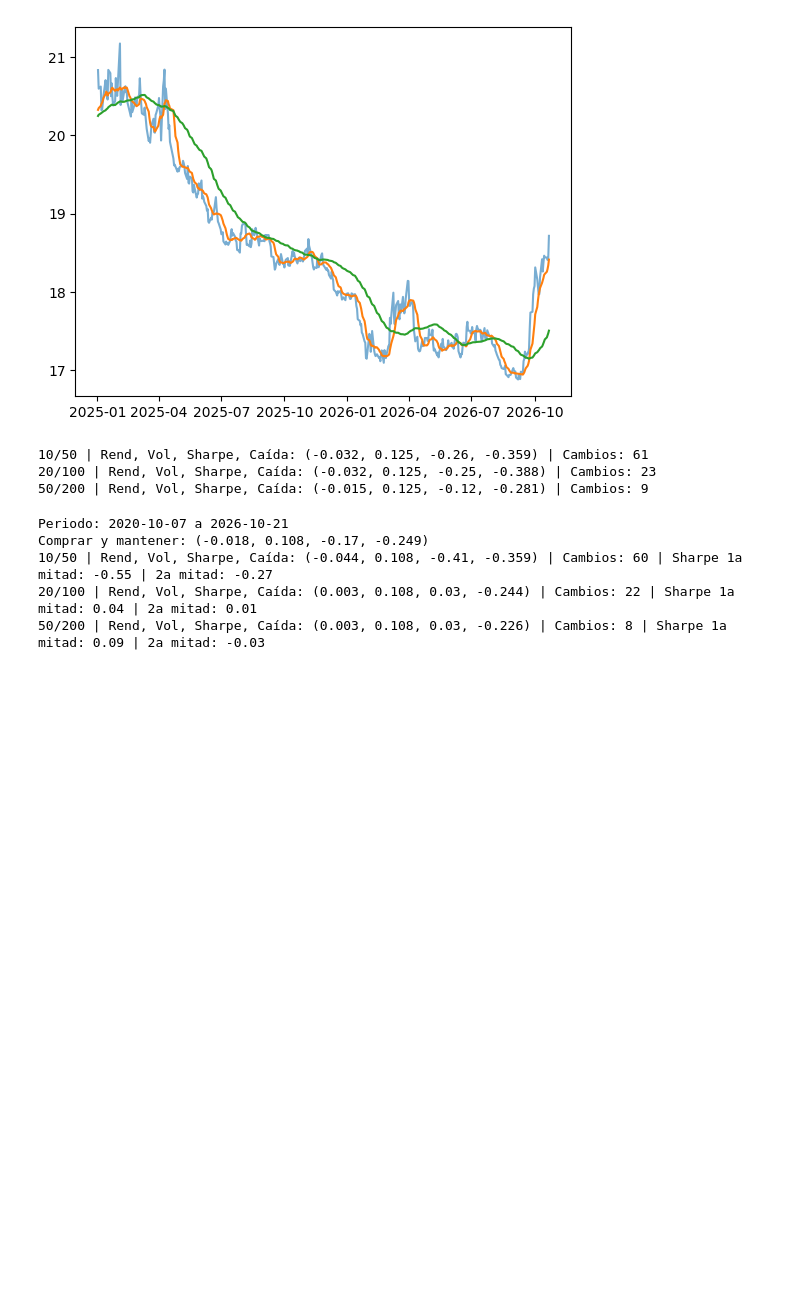
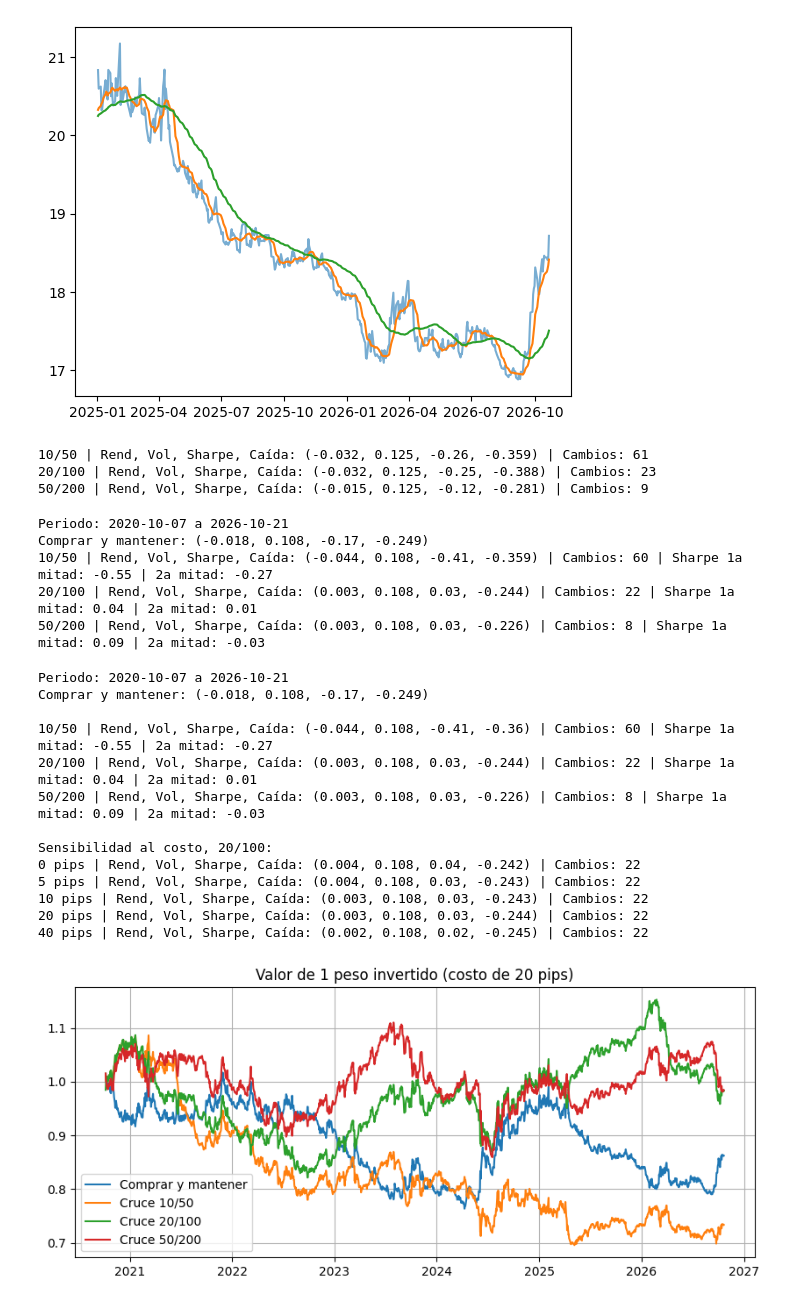
Before and after one commit to jovanfranco/usdmxn-volatilidad, a Jupyter notebook: clase5_cruce_promedios.ipynb, the cells around one changed output. Cells and saved outputs as stored; diff of their text form; code cells hidden in the pictures; blank space fills up the shorter version.

```diff
--- a/clase5_cruce_promedios.ipynb
+++ b/clase5_cruce_promedios.ipynb
@@ -155,3 +155,82 @@ Comprar y mantener: (-0.018, 0.108, -0.17, -0.249)
 10/50 | Rend, Vol, Sharpe, Caída: (-0.044, 0.108, -0.41, -0.359) | Cambios: 60 | Sharpe 1a mitad: -0.55 | 2a mitad: -0.27
 20/100 | Rend, Vol, Sharpe, Caída: (0.003, 0.108, 0.03, -0.244) | Cambios: 22 | Sharpe 1a mitad: 0.04 | 2a mitad: 0.01
 50/200 | Rend, Vol, Sharpe, Caída: (0.003, 0.108, 0.03, -0.226) | Cambios: 8 | Sharpe 1a mitad: 0.09 | 2a mitad: -0.03
+# %%
+import yfinance as yf
+import matplotlib.pyplot as plt
+
+# 1. Datos con fecha final fija, para que los números no cambien entre corridas
+datos = yf.download("MXN=X", start="2020-01-01", end="2026-10-22", progress=False)
+cierre = datos["Close"].squeeze()
+rend = cierre.pct_change().dropna()
+
+# 2. Métricas
+def metricas(r):
+    ret = float(r.mean() * 252)
+    vol = float(r.std() * 252 ** 0.5)
+    curva = (1 + r).cumprod()
+    caida = float((curva / curva.cummax() - 1).min())
+    return round(ret, 3), round(vol, 3), round(ret / vol, 2), round(caida, 3)
+
+# 3. Estrategia de cruce de promedios, con costo en pips
+def estrategia(corta, larga, pips=20):
+    rap = cierre.rolling(corta).mean()
+    lent = cierre.rolling(larga).mean()
+    sen = (rap > lent).astype(int) * 2 - 1
+    sen = sen.where(lent.notna())              # sin promedio largo, sin señal
+    pos = sen.shift(1)                         # sin look ahead
+    r_bruto = pos * rend
+    camb = pos.diff().abs().fillna(0)
+    costo = (pips * 0.0001) / cierre.shift(1)  # costo como fracción del precio
+    r_neto = (r_bruto - camb * costo).dropna()
+    return r_neto, int((camb > 0).sum())
+
+# 4. Periodo común para que todo sea comparable
+inicio = cierre.index[200]
+combos = [(10, 50), (20, 100), (50, 200)]
+
+print("Periodo:", inicio.date(), "a", cierre.index[-1].date())
+print("Comprar y mantener:", metricas(rend.loc[inicio:]))
+print()
+
+# 5. Comparación de combinaciones, con mitades
+for corta, larga in combos:
+    r, n = estrategia(corta, larga)
+    r = r.loc[inicio:]
+    mitad = len(r) // 2
+    print(f"{corta}/{larga} | Rend, Vol, Sharpe, Caída: {metricas(r)} | Cambios: {n}"
+          f" | Sharpe 1a mitad: {metricas(r.iloc[:mitad])[2]} | 2a mitad: {metricas(r.iloc[mitad:])[2]}")
+
+# 6. Sensibilidad al costo en la combinación 20/100
+print()
+print("Sensibilidad al costo, 20/100:")
+for pips in [0, 5, 10, 20, 40]:
+    r, n = estrategia(20, 100, pips)
+    r = r.loc[inicio:]
+    print(f"{pips} pips | Rend, Vol, Sharpe, Caída: {metricas(r)} | Cambios: {n}")
+
+# 7. Curva de capital
+plt.figure(figsize=(10, 4))
+plt.plot((1 + rend.loc[inicio:]).cumprod(), label="Comprar y mantener")
+for corta, larga in combos:
+    r, _ = estrategia(corta, larga)
+    plt.plot((1 + r.loc[inicio:]).cumprod(), label=f"Cruce {corta}/{larga}")
+plt.title("Valor de 1 peso invertido (costo de 20 pips)")
+plt.legend()
+plt.grid(True)
+plt.show()
+# %% [output]
+Periodo: 2020-10-07 a 2026-10-21
+Comprar y mantener: (-0.018, 0.108, -0.17, -0.249)
+
+10/50 | Rend, Vol, Sharpe, Caída: (-0.044, 0.108, -0.41, -0.36) | Cambios: 60 | Sharpe 1a mitad: -0.55 | 2a mitad: -0.27
+20/100 | Rend, Vol, Sharpe, Caída: (0.003, 0.108, 0.03, -0.244) | Cambios: 22 | Sharpe 1a mitad: 0.04 | 2a mitad: 0.01
+50/200 | Rend, Vol, Sharpe, Caída: (0.003, 0.108, 0.03, -0.226) | Cambios: 8 | Sharpe 1a mitad: 0.09 | 2a mitad: -0.03
+
+Sensibilidad al costo, 20/100:
+0 pips | Rend, Vol, Sharpe, Caída: (0.004, 0.108, 0.04, -0.242) | Cambios: 22
+5 pips | Rend, Vol, Sharpe, Caída: (0.004, 0.108, 0.03, -0.243) | Cambios: 22
+10 pips | Rend, Vol, Sharpe, Caída: (0.003, 0.108, 0.03, -0.243) | Cambios: 22
+20 pips | Rend, Vol, Sharpe, Caída: (0.003, 0.108, 0.03, -0.244) | Cambios: 22
+40 pips | Rend, Vol, Sharpe, Caída: (0.002, 0.108, 0.02, -0.245) | Cambios: 22
+[figure, added]
```
